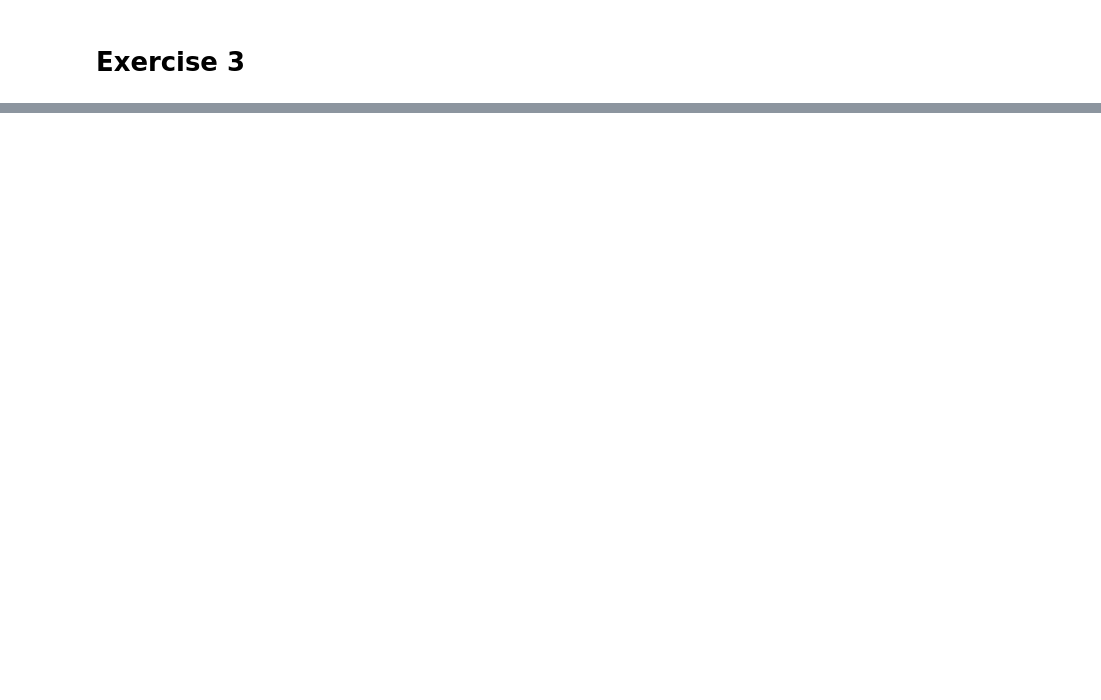
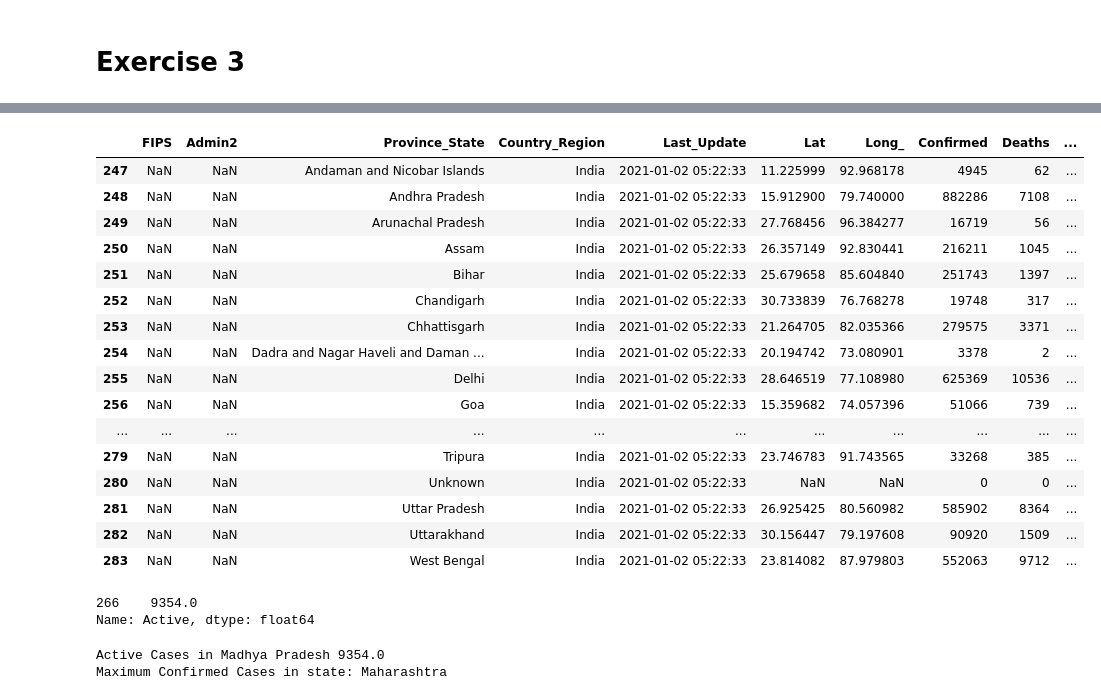
Before and after one commit to araul3927/ML_Intern, a Jupyter notebook: pandas-assignment/pandas-assignment.ipynb, the cells around one changed output, grey strips where cells are left out. Cells and saved outputs as stored; diff of their text form; code cells hidden in the pictures; blank space fills up the shorter version.

Commit message:
assignment completed

```diff
--- a/pandas-assignment/pandas-assignment.ipynb
+++ b/pandas-assignment/pandas-assignment.ipynb
@@ -191,0 +494,4 @@ df.reset_index(drop=True)
+# %%
+# Read the dataset as pandas dataframe
+df = pd.read_csv('dataset.csv')
+df.head(10)
@@ -191,0 +510,36 @@ df.reset_index(drop=True)
+# %%
+# Filter the Country_Region whose value == “India” and assign it in dataframe df_india
+df_india = df[df['Country_Region']=='India']
+display(df_india)
+
+# Retrieve the active cases of “Madhya Pradesh” Province from df_india
+madhya_pradesh = df_india[df_india['Province_State']=='Madhya Pradesh'].Active
+display(madhya_pradesh)
+print("Active Cases in Madhya Pradesh",madhya_pradesh.values[0])
+
+# Retrieve the state with the maximum number of confirmed cases from df_india.
+id = df_india['Confirmed'].idxmax()
+max_cases_india_state = df_india.loc[id].Province_State
+print("Maximum Confirmed Cases in state:",max_cases_india_state)
+# %% [output]
+|  | FIPS | Admin2 | Province_State | Country_Region | Last_Update | Lat | Long_ | Confirmed | Deaths | ... |
+| 247 | NaN | NaN | Andaman and Nicobar Islands | India | 2021-01-02 05:22:33 | 11.225999 | 92.968178 | 4945 | 62 | ... |
+| 248 | NaN | NaN | Andhra Pradesh | India | 2021-01-02 05:22:33 | 15.912900 | 79.740000 | 882286 | 7108 | ... |
+| 249 | NaN | NaN | Arunachal Pradesh | India | 2021-01-02 05:22:33 | 27.768456 | 96.384277 | 16719 | 56 | ... |
+| 250 | NaN | NaN | Assam | India | 2021-01-02 05:22:33 | 26.357149 | 92.830441 | 216211 | 1045 | ... |
+| 251 | NaN | NaN | Bihar | India | 2021-01-02 05:22:33 | 25.679658 | 85.604840 | 251743 | 1397 | ... |
+| 252 | NaN | NaN | Chandigarh | India | 2021-01-02 05:22:33 | 30.733839 | 76.768278 | 19748 | 317 | ... |
+| 253 | NaN | NaN | Chhattisgarh | India | 2021-01-02 05:22:33 | 21.264705 | 82.035366 | 279575 | 3371 | ... |
+| 254 | NaN | NaN | Dadra and Nagar Haveli and Daman ... | India | 2021-01-02 05:22:33 | 20.194742 | 73.080901 | 3378 | 2 | ... |
+| 255 | NaN | NaN | Delhi | India | 2021-01-02 05:22:33 | 28.646519 | 77.108980 | 625369 | 10536 | ... |
+| 256 | NaN | NaN | Goa | India | 2021-01-02 05:22:33 | 15.359682 | 74.057396 | 51066 | 739 | ... |
+| ... | ... | ... | ... | ... | ... | ... | ... | ... | ... | ... |
+| 279 | NaN | NaN | Tripura | India | 2021-01-02 05:22:33 | 23.746783 | 91.743565 | 33268 | 385 | ... |
+| 280 | NaN | NaN | Unknown | India | 2021-01-02 05:22:33 | NaN | NaN | 0 | 0 | ... |
+| 281 | NaN | NaN | Uttar Pradesh | India | 2021-01-02 05:22:33 | 26.925425 | 80.560982 | 585902 | 8364 | ... |
+| 282 | NaN | NaN | Uttarakhand | India | 2021-01-02 05:22:33 | 30.156447 | 79.197608 | 90920 | 1509 | ... |
+| 283 | NaN | NaN | West Bengal | India | 2021-01-02 05:22:33 | 23.814082 | 87.979803 | 552063 | 9712 | ... |
+266    9354.0
+Name: Active, dtype: float64
+Active Cases in Madhya Pradesh 9354.0
+Maximum Confirmed Cases in state: Maharashtra
```
Also changed, not shown: parts of 39 cells of this notebook, 1 other file.
